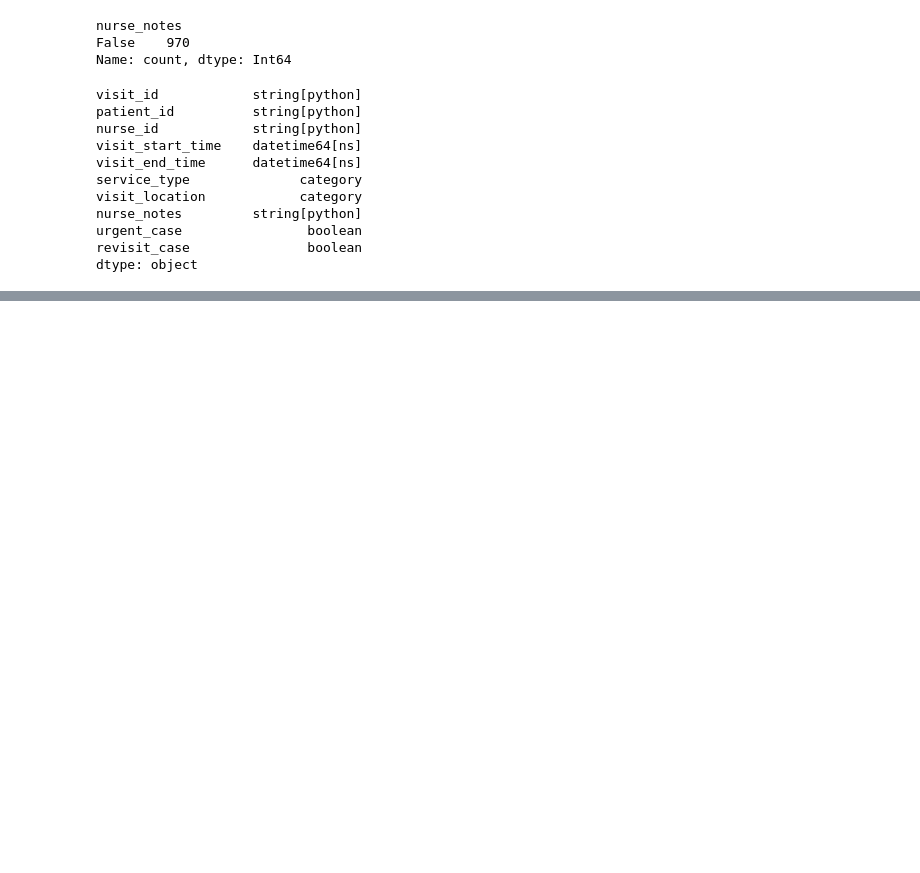
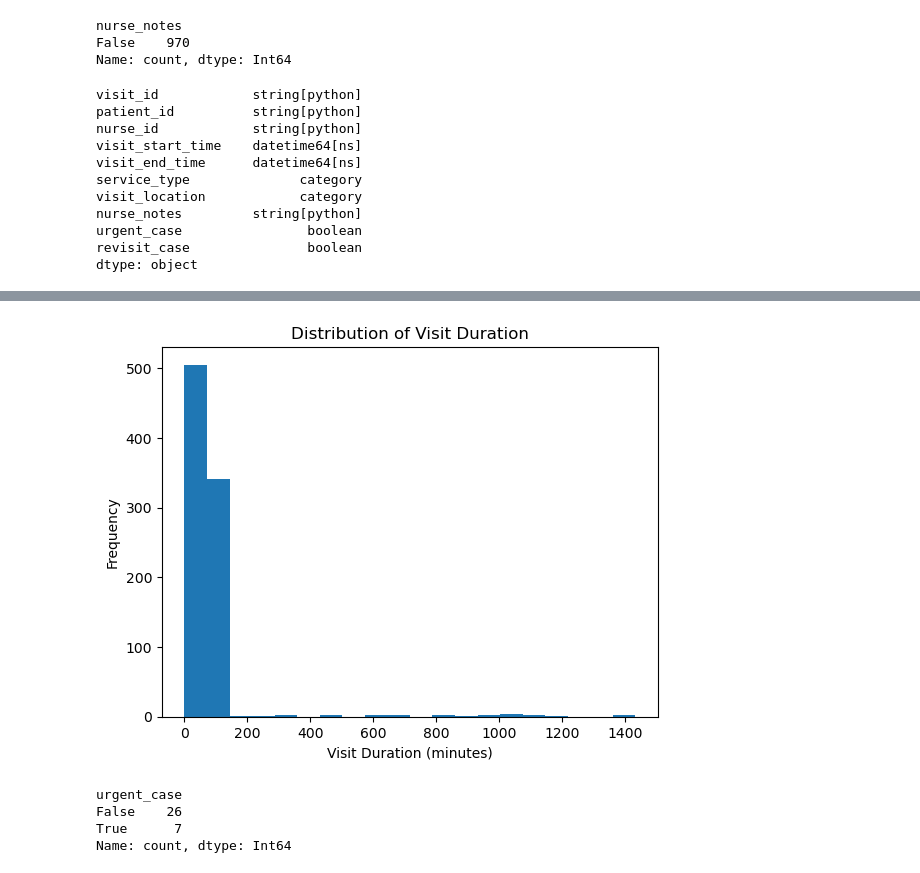
Before and after one commit to tawanwetaya-debug/speedoc_assignment, a Jupyter notebook: data_analysis.ipynb, the cells around one changed output, grey strips where cells are left out. Cells and saved outputs as stored; diff of their text form; code cells hidden in the pictures; blank space fills up the shorter version.

Commit message:
calculate travel duration and handle outlier values

```diff
--- a/data_analysis.ipynb
+++ b/data_analysis.ipynb
@@ -229,3 +229,9 @@ nurse_notes         string[python]
 urgent_case                boolean
 revisit_case               boolean
 dtype: object
+# %%
+## Part 2: Data Analysis and Visualization
+## create visit_duration_minutes column by calculating the difference between visit_end_time and visit_start_time in minutes
+
+df['visit_duration_minutes'] = (df['visit_end_time'] - df['visit_start_time']).dt.total_seconds() / 60
+df['visit_duration_minutes'].describe()
@@ -231,0 +248,18 @@ dtype: object
+# %%
+## plot a histogram of the visit_duration_minutes column
+import matplotlib.pyplot as plt
+plt.hist(df['visit_duration_minutes'], bins=20)
+plt.xlabel('Visit Duration (minutes)')
+plt.ylabel('Frequency')
+plt.title('Distribution of Visit Duration')
+plt.show()
+# %% [output]
+[figure, added]
+# %%
+# inspect outliers in the visit_duration_minutes column
+df[df['visit_duration_minutes'] > 120]['urgent_case'].value_counts()
+# %% [output]
+urgent_case
+False    26
+True      7
+Name: count, dtype: Int64
```
Also changed, not shown: parts of 16 cells of this notebook.
